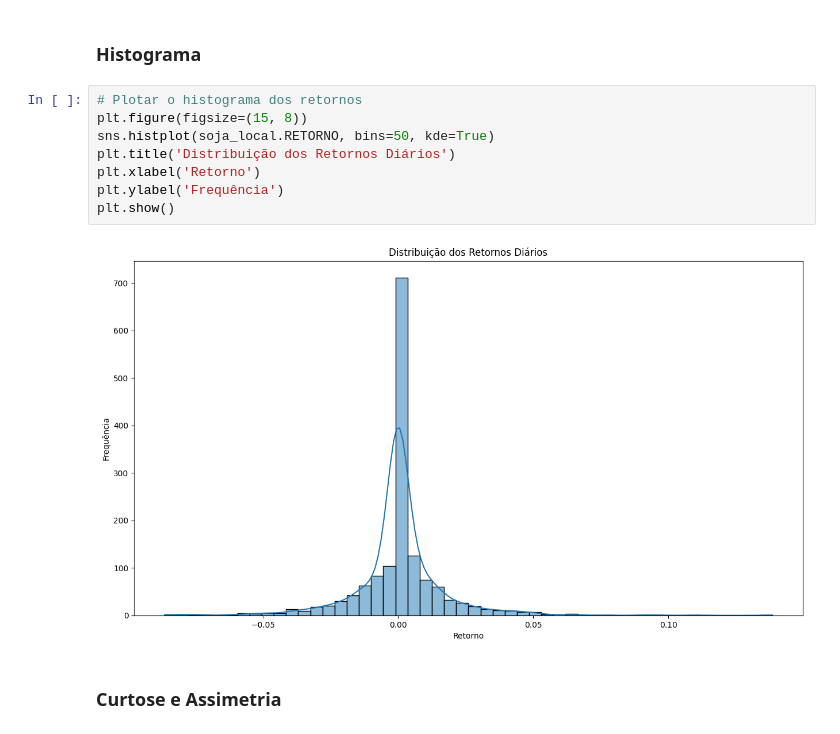
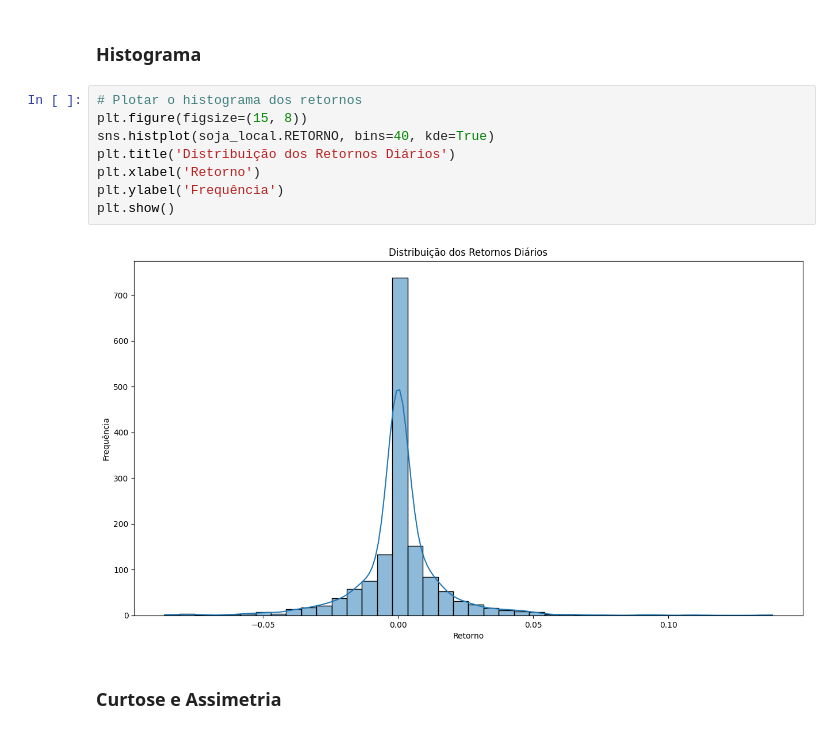
Before and after one commit to vidomirana/Analise-Sincronia-SeriesTemporais-Soja, a Jupyter notebook: Fatos_Estilizados/Fatos_Estilizados.ipynb, the cells around one changed output. Saved outputs shown, nothing was run; the diff lists cells and outputs as text.

```diff
--- a/Fatos_Estilizados/Fatos_Estilizados.ipynb
+++ b/Fatos_Estilizados/Fatos_Estilizados.ipynb
@@ -116,13 +116,13 @@ soja_local
 # %%
 # Plotar o histograma dos retornos
 plt.figure(figsize=(15, 8))
-sns.histplot(soja_local.RETORNO, bins=50, kde=True)
+sns.histplot(soja_local.RETORNO, bins=40, kde=True)
 plt.title('Distribuição dos Retornos Diários')
 plt.xlabel('Retorno')
 plt.ylabel('Frequência')
 plt.show()
 # %% [output]
-[figure, old version]
+[figure, new version]
 # %% [markdown]
 ### Curtose e Assimetria
 # %%
```
